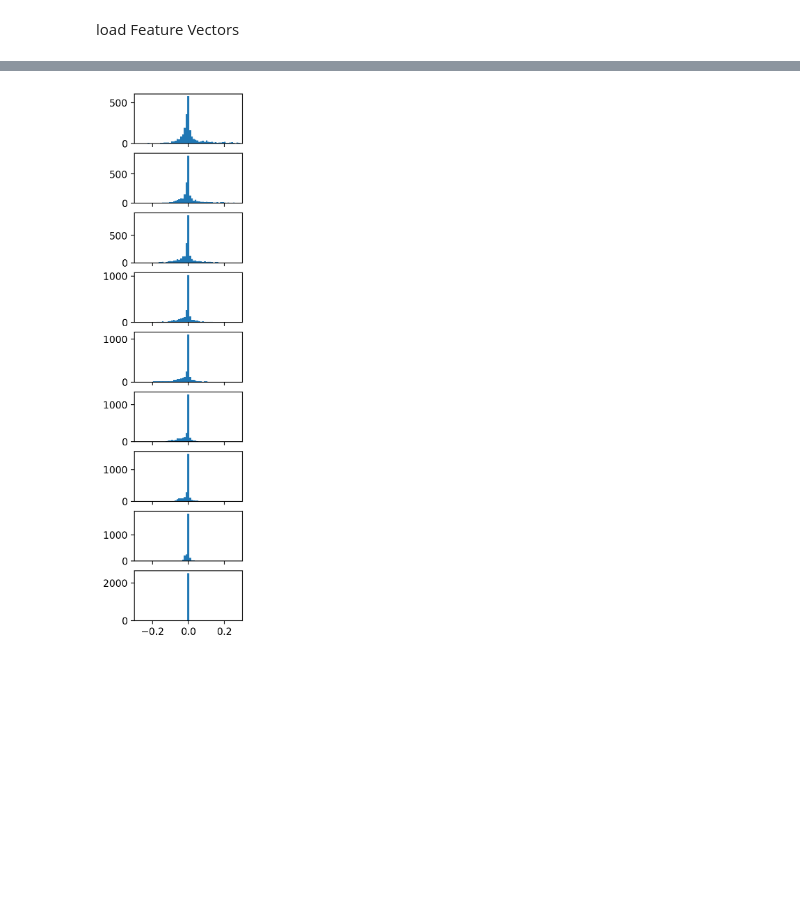
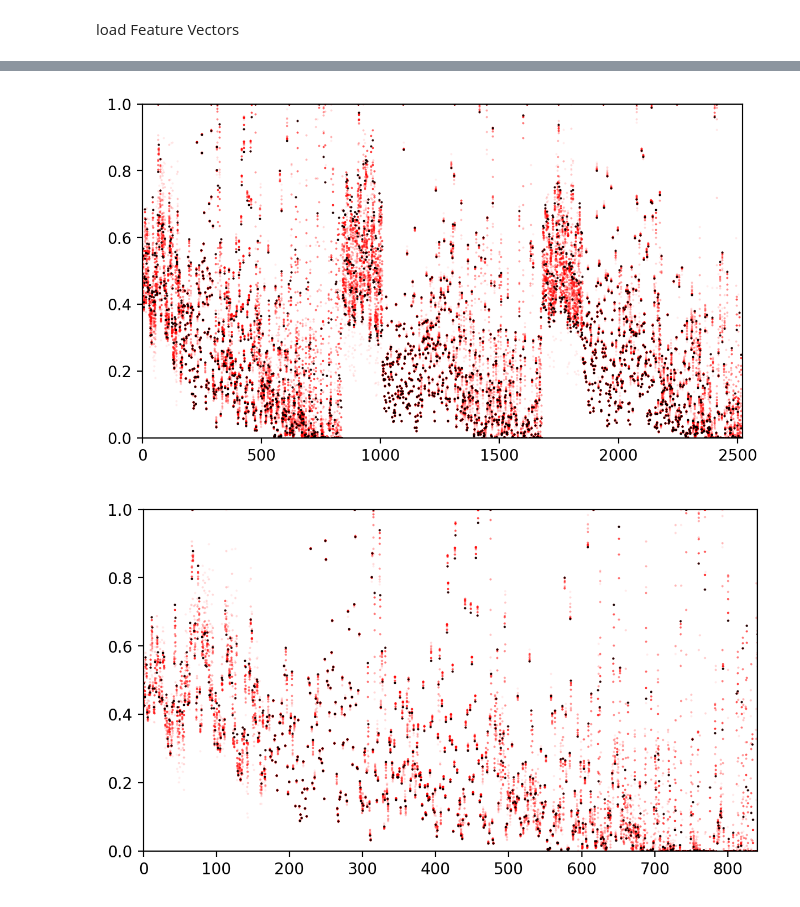
Before and after one commit to nilsschillmann/bachelor, a Jupyter notebook: feature_comparison.ipynb, the cells around one changed output, grey strips where cells are left out. Cells and saved outputs as stored; diff of their text form; code cells hidden in the pictures; blank space fills up the shorter version.

```diff
--- a/feature_comparison.ipynb
+++ b/feature_comparison.ipynb
@@ -41,9 +54,22 @@ plot.testplot(normals[2])
-# %%
-fig, axs = plt.subplots(len(normals), 1, dpi=200, figsize=(2, 10), sharex='all')
-
-for index, ax in enumerate(axs):
-    ax.hist(normals[-1] - normals[index], bins=np.linspace(-0.5, 0.5, 100))
-    ax.set_xlim(-0.3, 0.3)
-    #ax.set_yscale('log')
-# %% [output]
-[figure, removed]
+# %%
+def plot_difference(normals, xlim):
+    x = [i for i in range(normals[0].size)]
+    y = normals[-1]
+    fig, ax = plt.subplots(figsize=(7, 4), dpi=200)
+    ax.set_ylim(0)
+    ax.set_xlim(xlim)
+
+    for idx, normal in enumerate(normals):
+        y = normal
+        ax.scatter(x, y, marker='.', s=0.5, c='red', alpha=(1+idx)/len(normals))
+
+    y = normals[-1]
+    ax.scatter(x, y, marker='.', s=0.7, c='black')
+# %%
+plot_difference(normals, (0, normals[0].size//(1)));
+plot_difference(normals, (0, normals[0].size//(3)));
+plot_difference(normals, (0, normals[0].size//(3*5)));
+plot_difference(normals, (normals[0].size//(3*5),   normals[0].size//(3*5) * 2 ));
+# %% [output]
+[figure, added]
+[figure, added]
```
Also changed, not shown: parts of 8 cells of this notebook, 4 other files.
